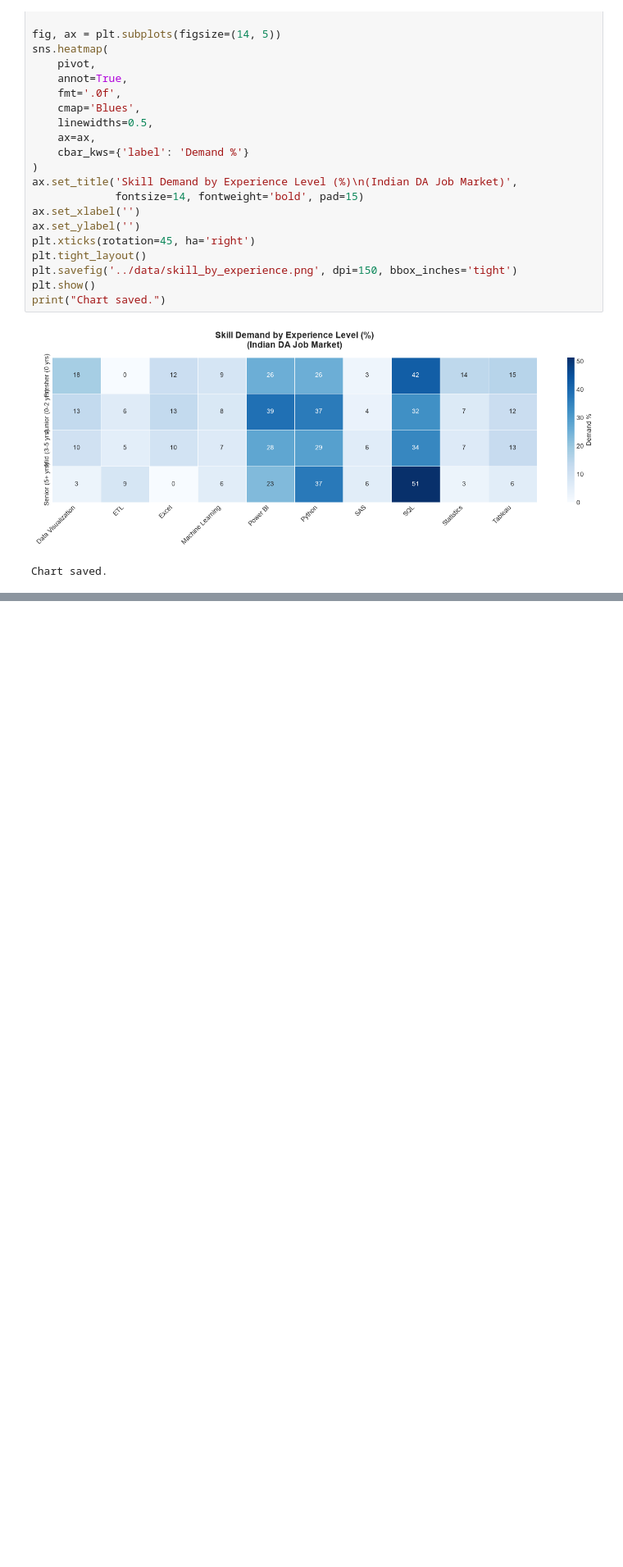
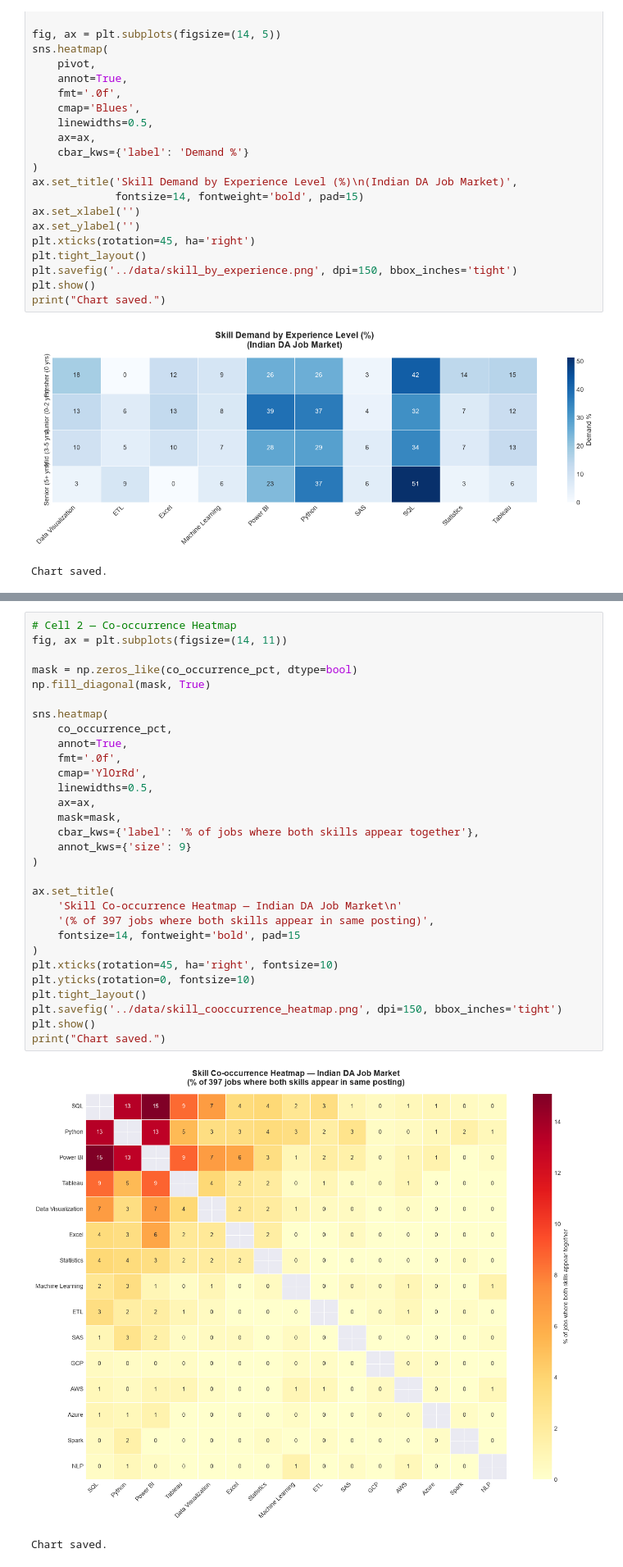
Before and after one commit to AbhishekSohal/Tech-Skill-Demand-Tracker, a Jupyter notebook: notebook/market_analysis.ipynb, the cells around one changed output, grey strips where cells are left out. Shown at 82% size. Saved outputs shown, nothing was run; the diff lists cells and outputs as text; blank space fills up the shorter version.

```diff
--- a/notebook/market_analysis.ipynb
+++ b/notebook/market_analysis.ipynb
@@ -305,0 +434,33 @@ Chart saved.
+# %%
+# Cell 2 — Co-occurrence Heatmap
+fig, ax = plt.subplots(figsize=(14, 11))
+
+mask = np.zeros_like(co_occurrence_pct, dtype=bool)
+np.fill_diagonal(mask, True)
+
+sns.heatmap(
+    co_occurrence_pct,
+    annot=True,
+    fmt='.0f',
+    cmap='YlOrRd',
+    linewidths=0.5,
+    ax=ax,
+    mask=mask,
+    cbar_kws={'label': '% of jobs where both skills appear together'},
+    annot_kws={'size': 9}
+)
+
+ax.set_title(
+    'Skill Co-occurrence Heatmap — Indian DA Job Market\n'
+    '(% of 397 jobs where both skills appear in same posting)',
+    fontsize=14, fontweight='bold', pad=15
+)
+plt.xticks(rotation=45, ha='right', fontsize=10)
+plt.yticks(rotation=0, fontsize=10)
+plt.tight_layout()
+plt.savefig('../data/skill_cooccurrence_heatmap.png', dpi=150, bbox_inches='tight')
+plt.show()
+print("Chart saved.")
+# %% [output]
+[figure, added]
+Chart saved.
```
Also changed, not shown: parts of 8 cells of this notebook.
